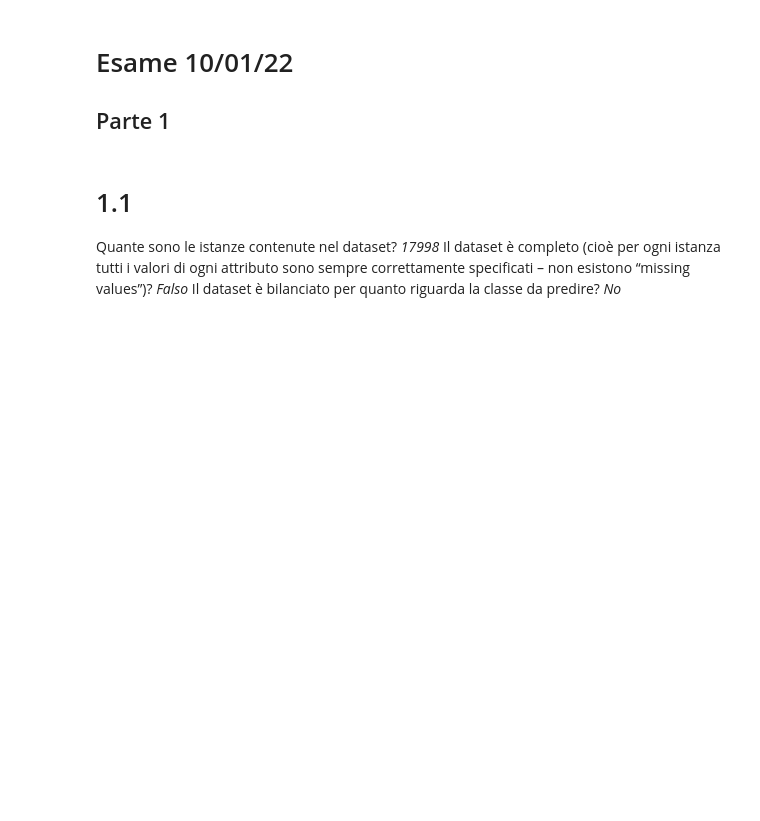
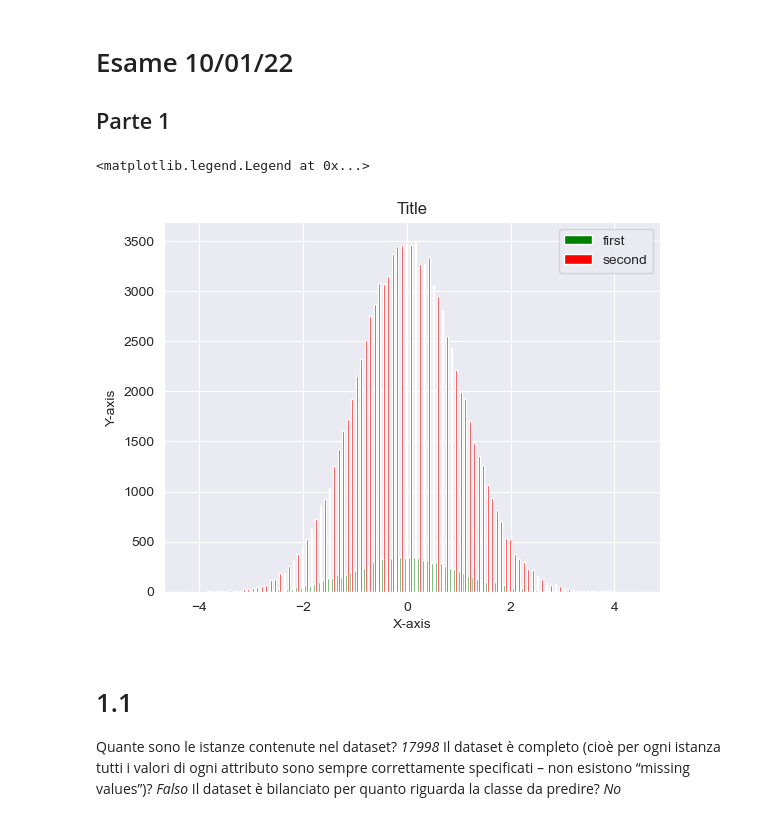
Before and after one commit to Rdm-Nico/BDTA, a Jupyter notebook: Esercitazioni/Esami/10_01_22.ipynb, the cells around one changed output. Cells and saved outputs as stored; diff of their text form; code cells hidden in the pictures; blank space fills up the shorter version.

```diff
--- a/Esercitazioni/Esami/10_01_22.ipynb
+++ b/Esercitazioni/Esami/10_01_22.ipynb
@@ -7,3 +8,12 @@ import numpy as np
+# %%
+plt.hist([np.random.randn(10000),np.random.randn(100000)], bins=100,color=['g','r'],label=['first','second'])
+plt.xlabel("X-axis")
+plt.ylabel("Y-axis")
+plt.title("Title")
+plt.legend()
+# %% [output]
+<matplotlib.legend.Legend at 0x...>
+[figure, added]
 # %% [markdown]
 # 1.1
 Quante sono le istanze contenute nel dataset? *17998* Il dataset è completo (cioè per ogni istanza tutti i valori di ogni attributo sono sempre correttamente specificati – non esistono “missing values”)? *Falso* Il dataset è bilanciato per quanto riguarda la classe da predire? *No*
```
Also changed, not shown: parts of 4 cells of this notebook, 2 other files.
